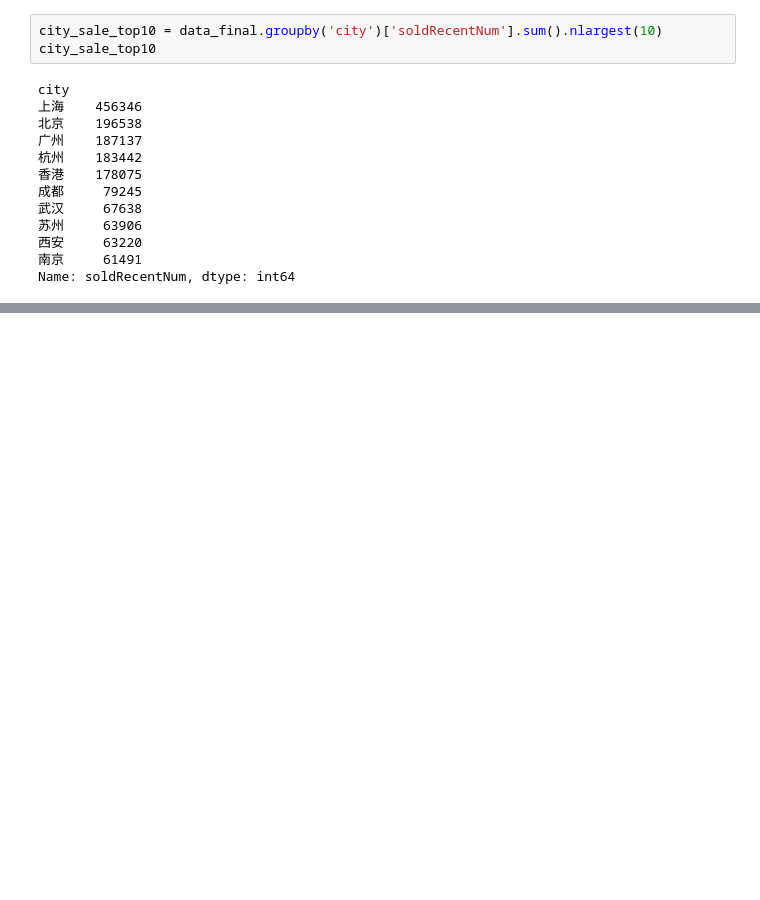
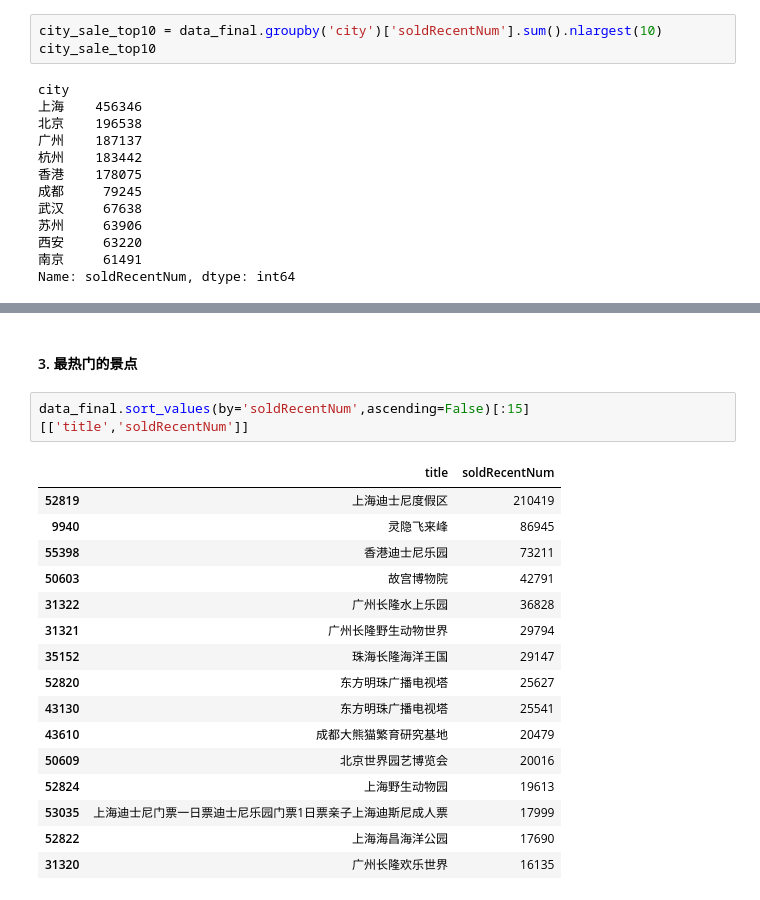
Before and after one commit to hy59/py4interesting, a Jupyter notebook: Flypig/各地景点分析.ipynb, the cells around one changed output, grey strips where cells are left out. Cells and saved outputs as stored; diff of their text form; blank space fills up the shorter version.

```diff
--- a/Flypig/各地景点分析.ipynb
+++ b/Flypig/各地景点分析.ipynb
@@ -231,3 +219,24 @@ bar = (
 bar.render_notebook()
 # %% [output]
 <pyecharts.render.display.HTML at 0x...>
+# %% [markdown]
+#### 3. 最热门的景点
+# %%
+data_final.sort_values(by='soldRecentNum',ascending=False)[:15][['title','soldRecentNum']]
+# %% [output]
+|  | title | soldRecentNum |
+| 52819 | 上海迪士尼度假区 | 210419 |
+| 9940 | 灵隐飞来峰 | 86945 |
+| 55398 | 香港迪士尼乐园 | 73211 |
+| 50603 | 故宫博物院 | 42791 |
+| 31322 | 广州长隆水上乐园 | 36828 |
+| 31321 | 广州长隆野生动物世界 | 29794 |
+| 35152 | 珠海长隆海洋王国 | 29147 |
+| 52820 | 东方明珠广播电视塔 | 25627 |
+| 43130 | 东方明珠广播电视塔 | 25541 |
+| 43610 | 成都大熊猫繁育研究基地 | 20479 |
+| 50609 | 北京世界园艺博览会 | 20016 |
+| 52824 | 上海野生动物园 | 19613 |
+| 53035 | 上海迪士尼门票一日票迪士尼乐园门票1日票亲子上海迪斯尼成人票 | 17999 |
+| 52822 | 上海海昌海洋公园 | 17690 |
+| 31320 | 广州长隆欢乐世界 | 16135 |
```
Also changed, not shown: parts of 15 cells of this notebook.
